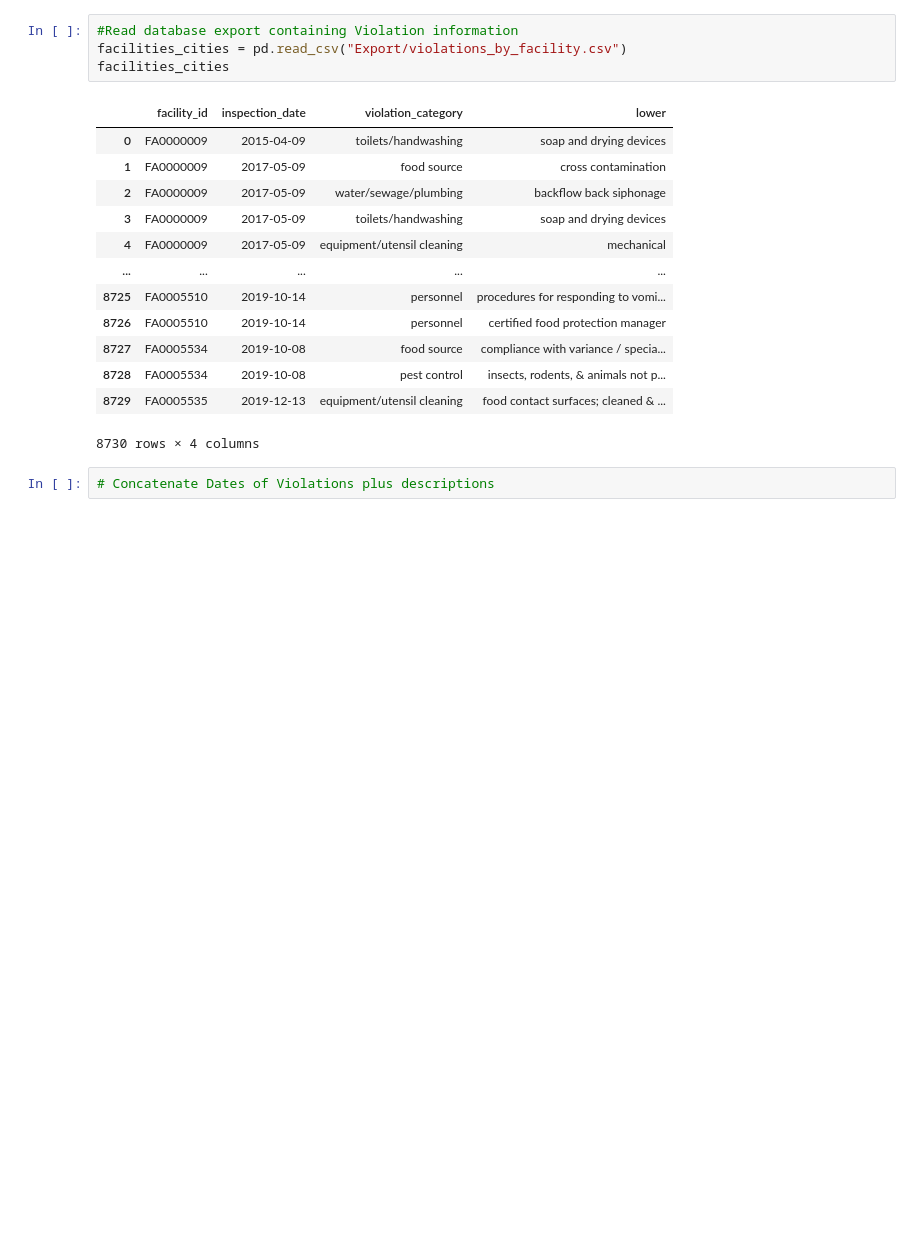
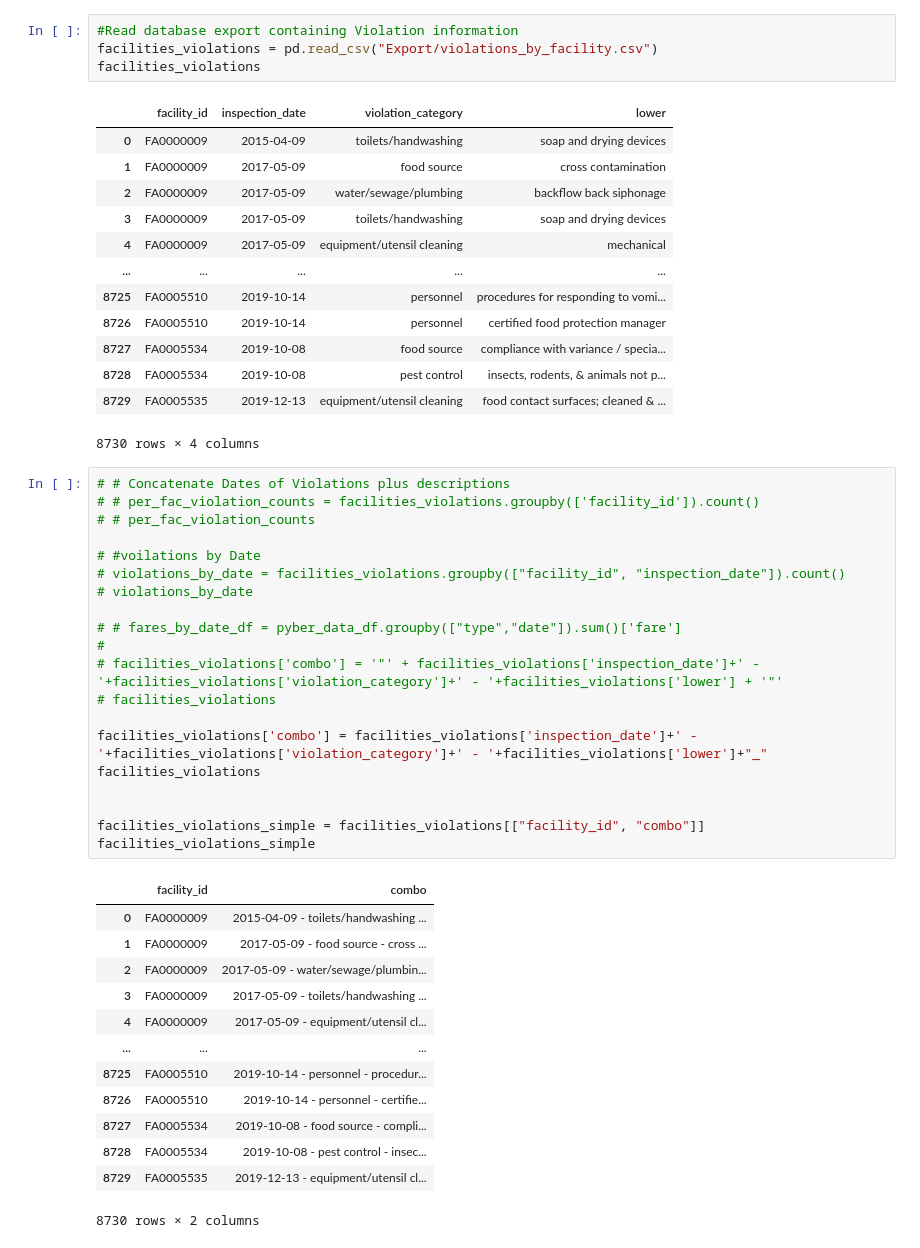
Before and after one commit to kchavez05/boulder-co-health, a Jupyter notebook: Data_Prep/Tableau_cities.ipynb, the cells around one changed output. Drawn from its saved outputs; the diff is of its cells as text; blank space fills up the shorter version.

```diff
--- a/Data_Prep/Tableau_cities.ipynb
+++ b/Data_Prep/Tableau_cities.ipynb
@@ -176,8 +176,8 @@ facilities_json
 # Merging Database files with Specific Violation data
 # %%
 #Read database export containing Violation information
-facilities_cities = pd.read_csv("Export/violations_by_facility.csv")
-facilities_cities
+facilities_violations = pd.read_csv("Export/violations_by_facility.csv")
+facilities_violations
 # %% [output]
 |  | facility_id | inspection_date | violation_category | lower |
 | 0 | FA0000009 | 2015-04-09 | toilets/handwashing | soap and drying devices |
@@ -193,4 +193,36 @@ facilities_cities
 | 8729 | FA0005535 | 2019-12-13 | equipment/utensil cleaning | food contact surfaces; cleaned & ... |
 8730 rows × 4 columns
 # %%
-# Concatenate Dates of Violations plus descriptions
+# # Concatenate Dates of Violations plus descriptions
+# # per_fac_violation_counts = facilities_violations.groupby(['facility_id']).count()
+# # per_fac_violation_counts
+
+# #voilations by Date
+# violations_by_date = facilities_violations.groupby(["facility_id", "inspection_date"]).count()
+# violations_by_date
+
+# # fares_by_date_df = pyber_data_df.groupby(["type","date"]).sum()['fare']
+#
+# facilities_violations['combo'] = '"' + facilities_violations['inspection_date']+' - '+facilities_violations['violation_category']+' - '+facilities_violations['lower'] + '"'
+# facilities_violations
+
+facilities_violations['combo'] = facilities_violations['inspection_date']+' - '+facilities_violations['violation_category']+' - '+facilities_violations['lower']+"_"
+facilities_violations
+
+
+facilities_violations_simple = facilities_violations[["facility_id", "combo"]]
+facilities_violations_simple
+# %% [output]
+|  | facility_id | combo |
+| 0 | FA0000009 | 2015-04-09 - toilets/handwashing ... |
+| 1 | FA0000009 | 2017-05-09 - food source - cross ... |
+| 2 | FA0000009 | 2017-05-09 - water/sewage/plumbin... |
+| 3 | FA0000009 | 2017-05-09 - toilets/handwashing ... |
+| 4 | FA0000009 | 2017-05-09 - equipment/utensil cl... |
+| ... | ... | ... |
+| 8725 | FA0005510 | 2019-10-14 - personnel - procedur... |
+| 8726 | FA0005510 | 2019-10-14 - personnel - certifie... |
+| 8727 | FA0005534 | 2019-10-08 - food source - compli... |
+| 8728 | FA0005534 | 2019-10-08 - pest control - insec... |
+| 8729 | FA0005535 | 2019-12-13 - equipment/utensil cl... |
+8730 rows × 2 columns
```
Also changed, not shown: parts of 10 cells of this notebook, 7 other files.
